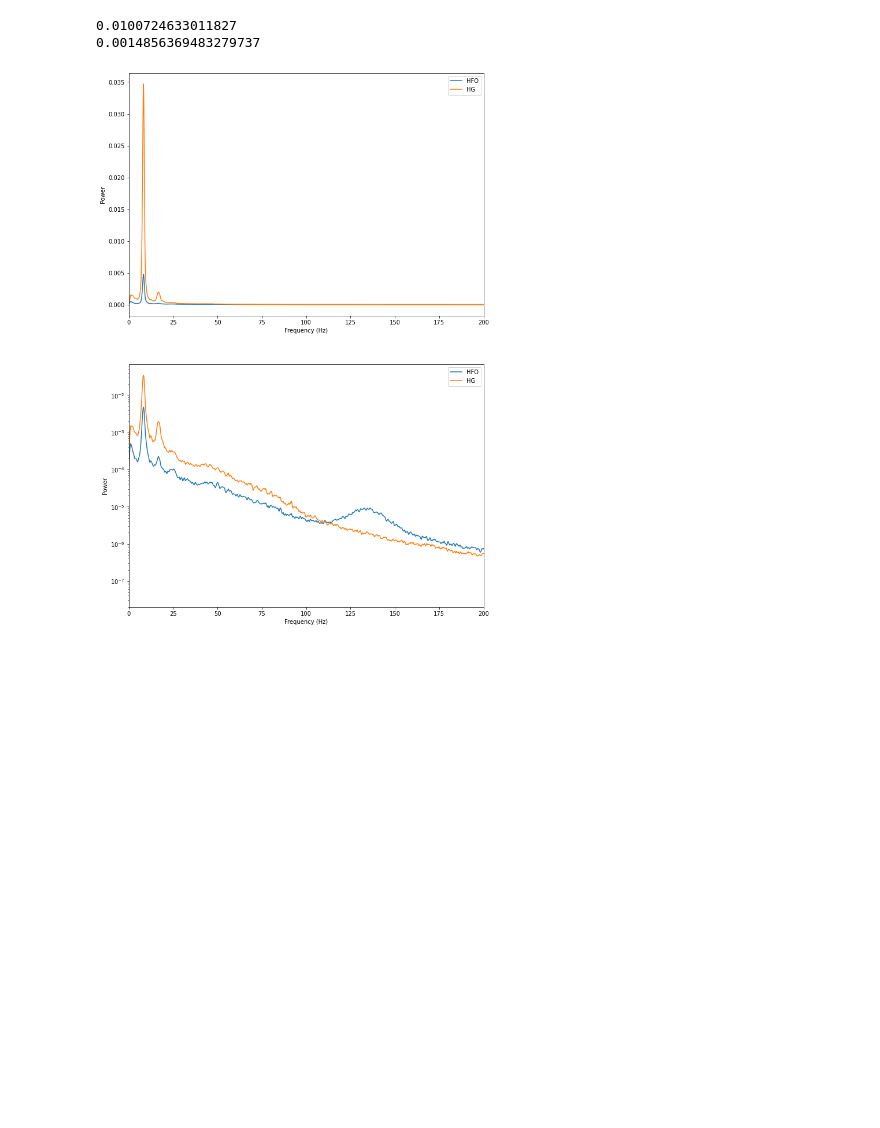
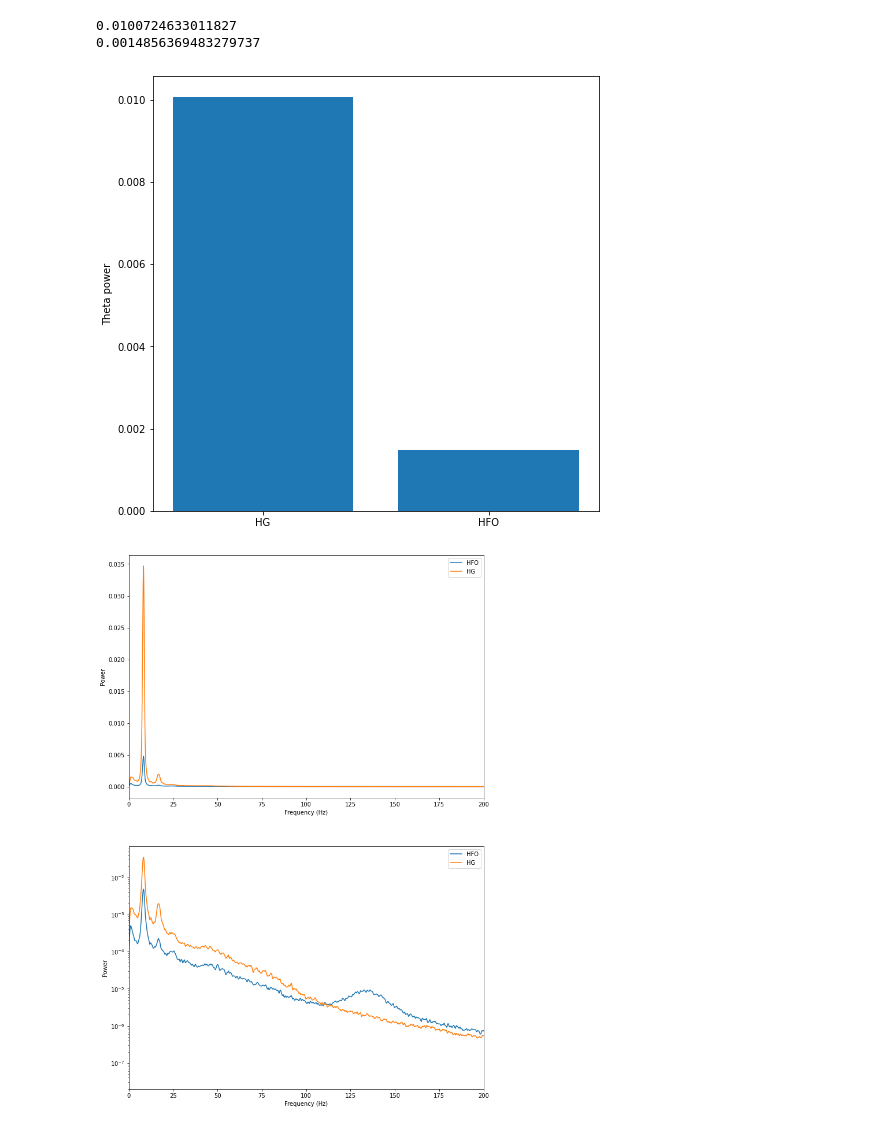
Before and after one commit to tortlab/SignalAnalysis2020.2, a Jupyter notebook: Lesson 03 - Welch method/Answers - list of exercises 1.ipynb, the cells around one changed output. Saved outputs shown, nothing was run; the diff lists cells and outputs as text; code cells hidden in the pictures; blank space fills up the shorter version.

```diff
--- a/Lesson 03 - Welch method/Answers - list of exercises 1.ipynb
+++ b/Lesson 03 - Welch method/Answers - list of exercises 1.ipynb
@@ -87,6 +90,16 @@ print(HFO_theta)
 # %% [output]
 0.0100724633011827
 0.0014856369483279737
+# %%
+# Question 10
+
+plt.figure(figsize=(8,8))
+plt.bar([0, 1],[HG_theta, HFO_theta])
+plt.ylabel('Theta power')
+plt.xticks([0, 1],['HG', 'HFO'])
+plt.show()
+# %% [output]
+[figure, added]
 # %%
 # Question 11
 
```
Also changed, not shown: parts of 1 cell of this notebook.
